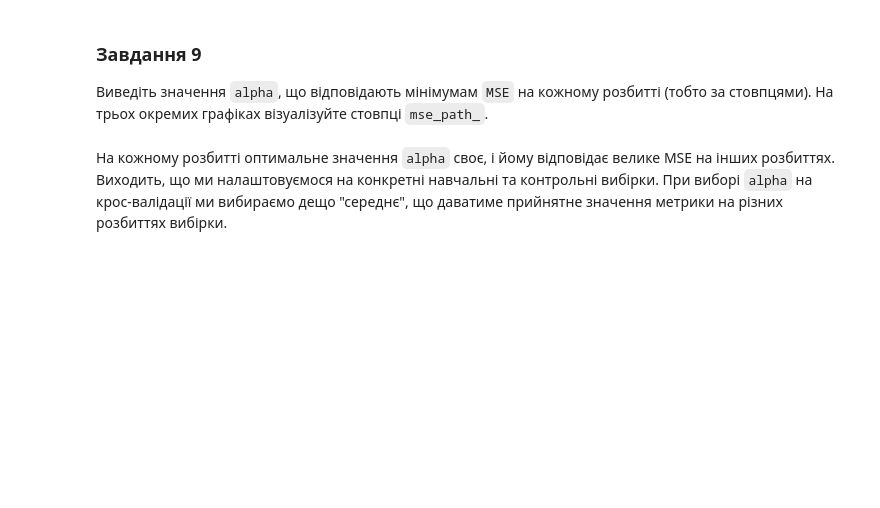
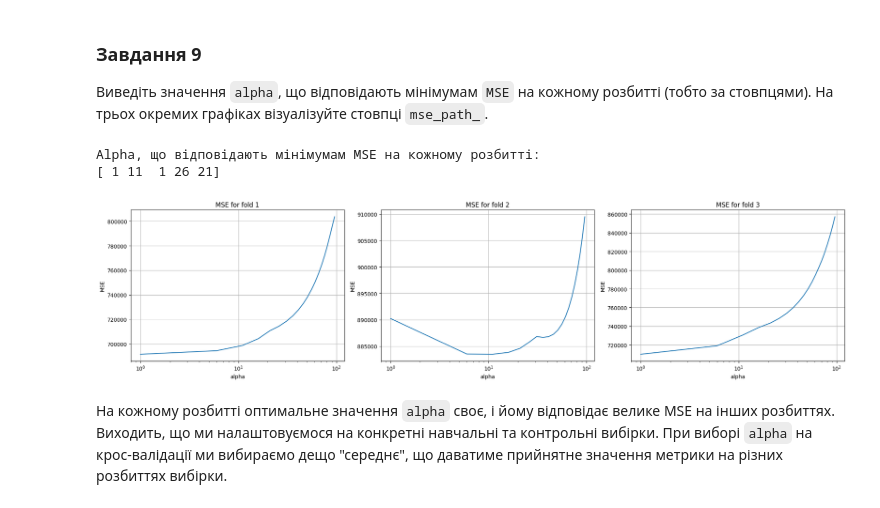
Before and after one commit to VolodymyrRiz/HWDS-Rizun, a Jupyter notebook: Hw4.ipynb, the cells around one changed output. Cells and saved outputs as stored; diff of their text form; code cells hidden in the pictures; blank space fills up the shorter version.

```diff
--- a/Hw4.ipynb
+++ b/Hw4.ipynb
@@ -332,3 +484,30 @@ regressor = # Put your code here
+# %%
+# Put your code here
+import matplotlib.pyplot as plt
+
+# Виведення значень alpha, що відповідають мінімумам MSE на кожному розбитті
+min_mse_indices = np.argmin(lasso_cv.mse_path_, axis=0)
+min_alphas = lasso_cv.alphas_[min_mse_indices]
+print("Alpha, що відповідають мінімумам MSE на кожному розбитті:")
+print(min_alphas)
+
+# Візуалізація стовпців mse_path_
+fig, axs = plt.subplots(1, 3, figsize=(20, 5))
+
+for i, ax in enumerate(axs.flatten()):
+    ax.plot(lasso_cv.alphas_, lasso_cv.mse_path_[:, i])
+    ax.set_xscale('log')
+    ax.set_xlabel('alpha')
+    ax.set_ylabel('MSE')
+    ax.set_title(f'MSE for fold {i+1}')
+    ax.grid(True)
+
+plt.tight_layout()
+plt.show()
+# %% [output]
+Alpha, що відповідають мінімумам MSE на кожному розбитті:
+[ 1 11  1 26 21]
+[figure, added]
 # %% [markdown]
 На кожному розбитті оптимальне значення `alpha` своє, і йому відповідає велике MSE на інших розбиттях. Виходить, що ми налаштовуємося на конкретні навчальні та контрольні вибірки. При виборі `alpha` на крос-валідації ми вибираємо дещо "середнє", що даватиме прийнятне значення метрики на різних розбиттях вибірки.
 # %% [markdown]
```
Also changed, not shown: parts of 13 cells of this notebook.
